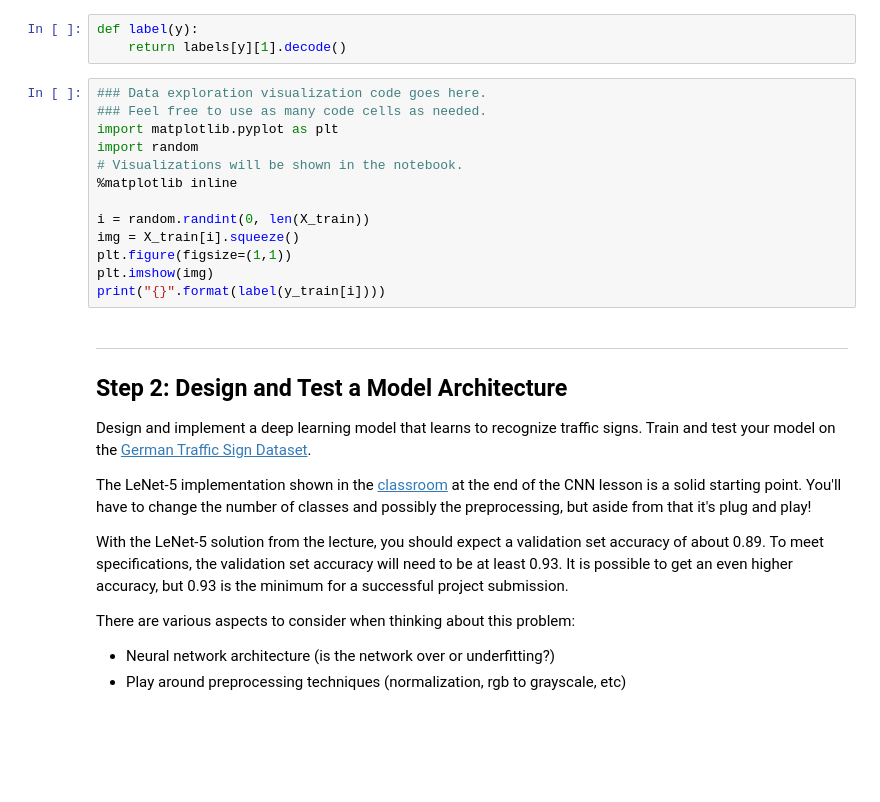
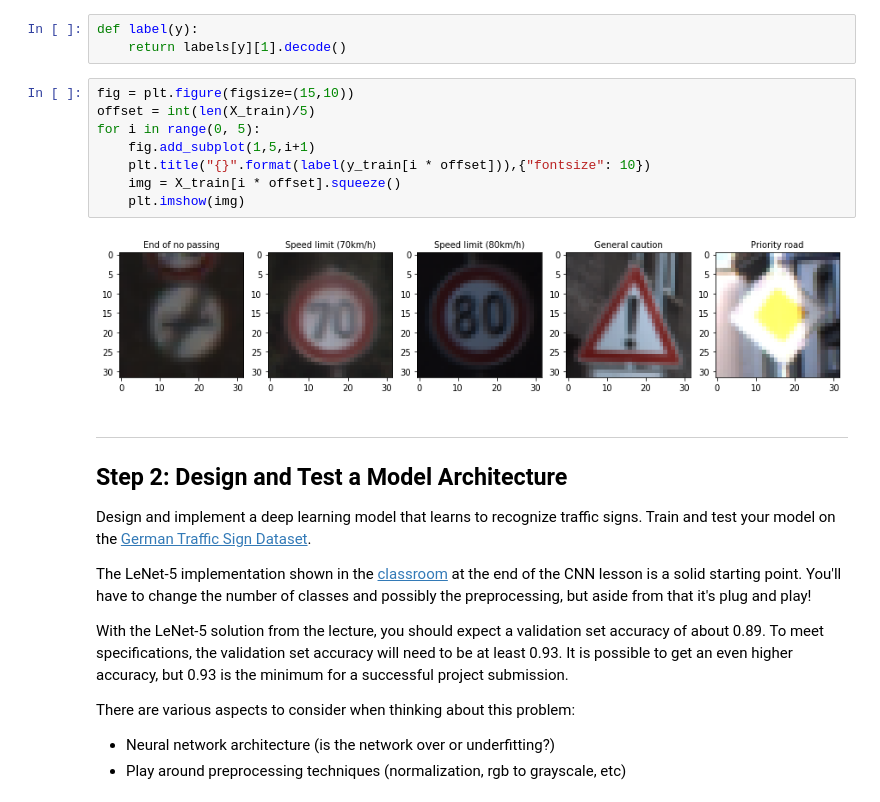
Before and after one commit to r0busta/CarND-Traffic-Sign-Classifier-Project, a Jupyter notebook: Traffic_Sign_Classifier.ipynb, the cells around one changed output. Drawn from its saved outputs; the diff is of its cells as text; blank space fills up the shorter version.

Commit message:
Update the main notebook

```diff
--- a/Traffic_Sign_Classifier.ipynb
+++ b/Traffic_Sign_Classifier.ipynb
@@ -99,19 +116,16 @@ The [Matplotlib](http://matplotlib.org/) [examples](http://matplotlib.org/exampl
 # %%
 def label(y):
     return labels[y][1].decode()
-# %%
-### Data exploration visualization code goes here.
-### Feel free to use as many code cells as needed.
-import matplotlib.pyplot as plt
-import random
-# Visualizations will be shown in the notebook.
-%matplotlib inline
-
-i = random.randint(0, len(X_train))
-img = X_train[i].squeeze()
-plt.figure(figsize=(1,1))
-plt.imshow(img)
-print("{}".format(label(y_train[i])))
+# %%
+fig = plt.figure(figsize=(15,10))
+offset = int(len(X_train)/5)
+for i in range(0, 5):
+    fig.add_subplot(1,5,i+1)
+    plt.title("{}".format(label(y_train[i * offset])),{"fontsize": 10})
+    img = X_train[i * offset].squeeze()
+    plt.imshow(img)
+# %% [output]
+[figure, added]
 # %% [markdown]
 ----
 
```
Also changed, not shown: parts of 18 cells of this notebook.
